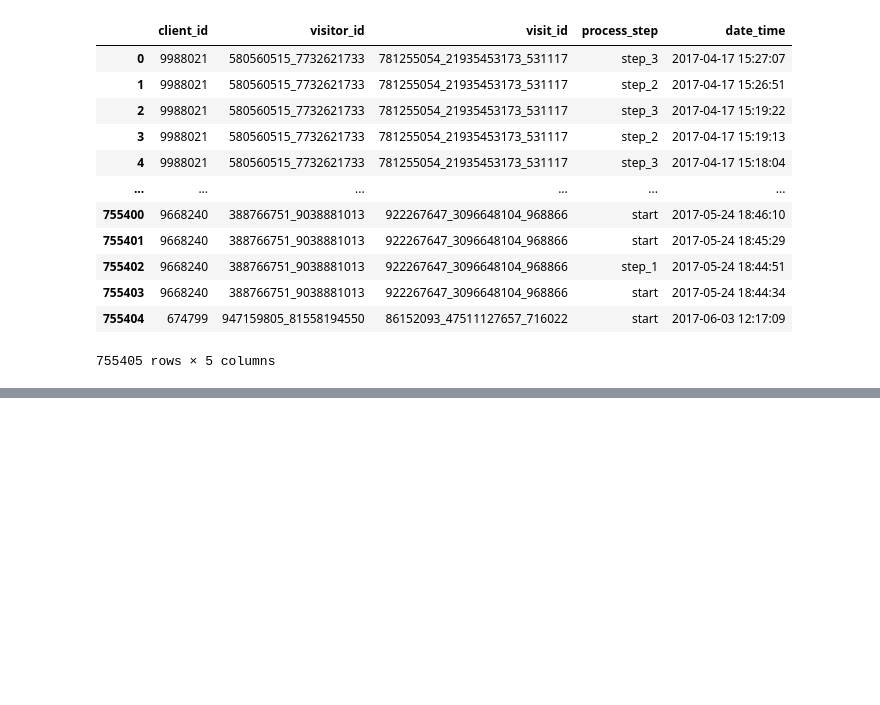
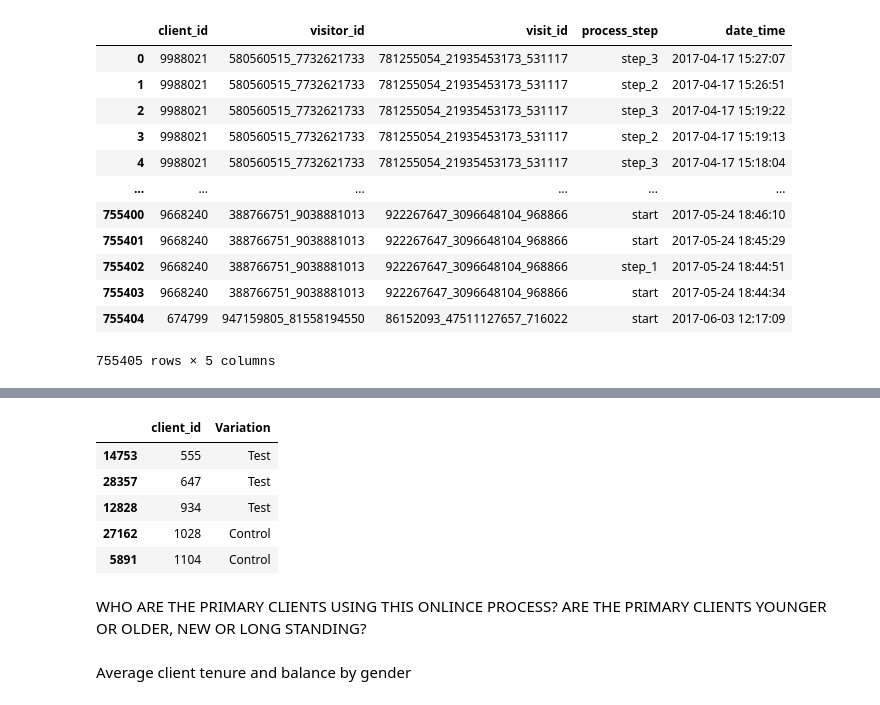
Before and after one commit to JonMc19/Project-Statistics, a Jupyter notebook: Python_files/exploration_ddff.ipynb, the cells around one changed output, grey strips where cells are left out. Saved outputs shown, nothing was run; the diff lists cells and outputs as text; code cells hidden in the pictures; blank space fills up the shorter version.

```diff
--- a/Python_files/exploration_ddff.ipynb
+++ b/Python_files/exploration_ddff.ipynb
@@ -24,0 +76,15 @@ df_cleaned_merged_web_data
+# %%
+df_experiment_clients_cleaned_sorted=df_experiment_clients_cleaned.sort_values(by='client_id', ascending=True)
+df_experiment_clients_cleaned_sorted.head()
+# %% [output]
+|  | client_id | Variation |
+| 14753 | 555 | Test |
+| 28357 | 647 | Test |
+| 12828 | 934 | Test |
+| 27162 | 1028 | Control |
+| 5891 | 1104 | Control |
+# %% [markdown]
+WHO ARE THE PRIMARY CLIENTS USING THIS ONLINCE PROCESS?
+ARE THE PRIMARY CLIENTS YOUNGER OR OLDER, NEW OR LONG STANDING?
+# %% [markdown]
+Average client tenure and balance by gender
```
Also changed, not shown: parts of 14 cells of this notebook, 4 other files.
